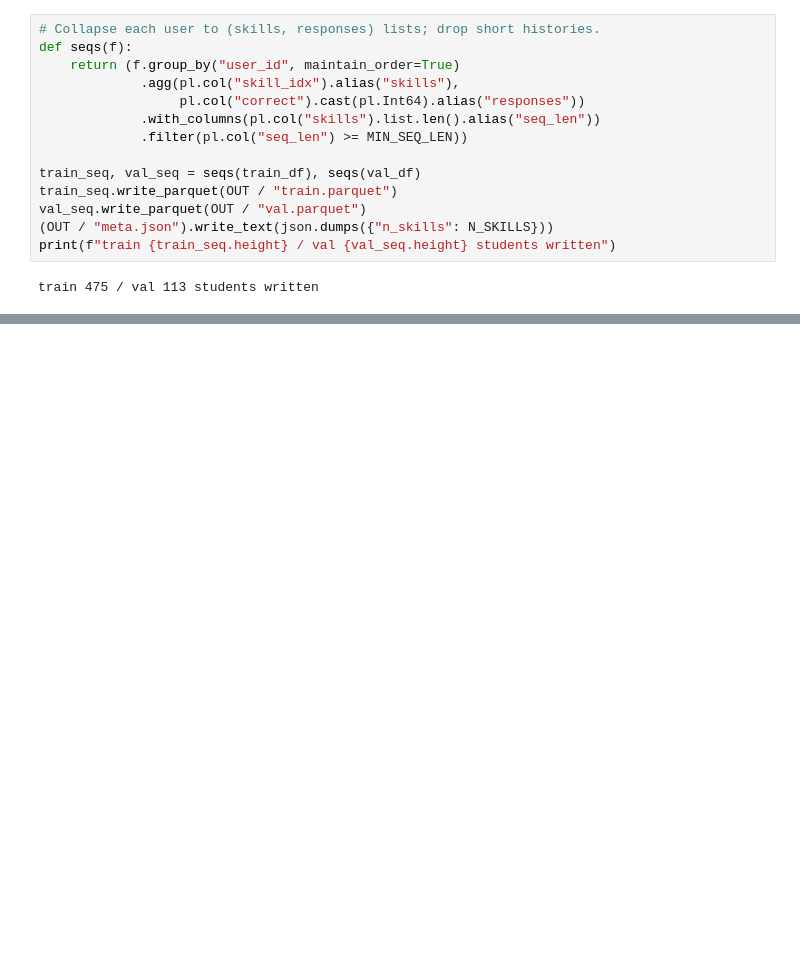
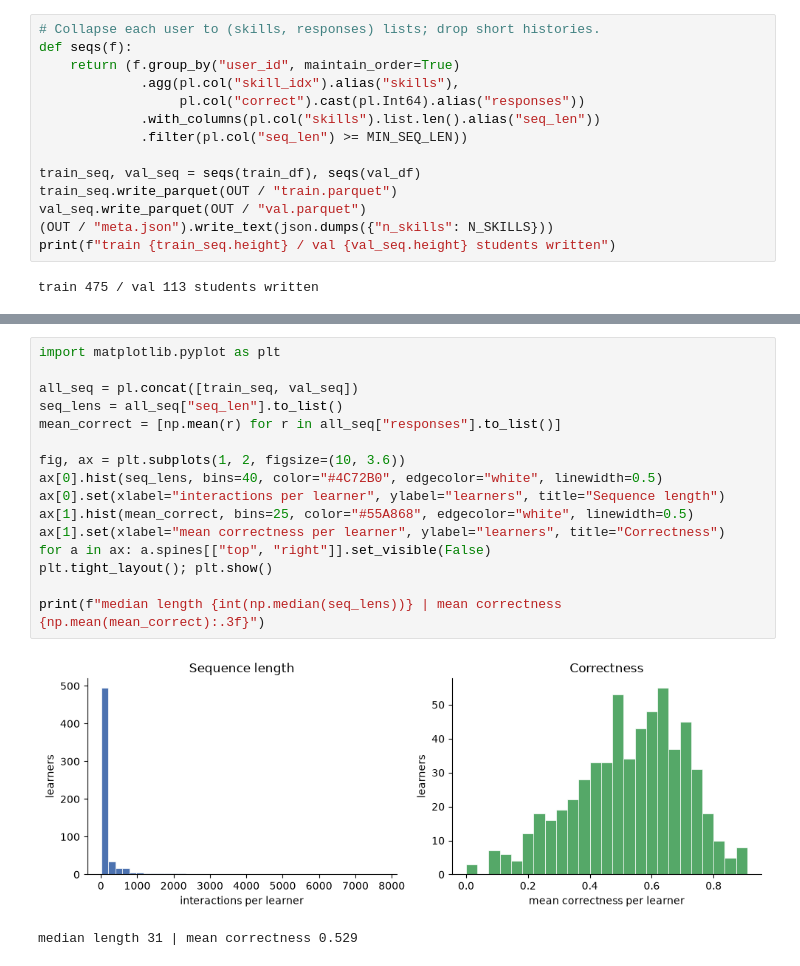
Before and after one commit to eatyeo/dkt-ednet, a Jupyter notebook: notebooks/01_data_prep.ipynb, the cells around one changed output, grey strips where cells are left out. Saved outputs shown, nothing was run; the diff lists cells and outputs as text; blank space fills up the shorter version.

Commit message:
add plots

```diff
--- a/notebooks/01_data_prep.ipynb
+++ b/notebooks/01_data_prep.ipynb
@@ -125,0 +130,19 @@ train 475 / val 113 students written
+# %%
+import matplotlib.pyplot as plt
+
+all_seq = pl.concat([train_seq, val_seq])
+seq_lens = all_seq["seq_len"].to_list()
+mean_correct = [np.mean(r) for r in all_seq["responses"].to_list()]
+
+fig, ax = plt.subplots(1, 2, figsize=(10, 3.6))
+ax[0].hist(seq_lens, bins=40, color="#4C72B0", edgecolor="white", linewidth=0.5)
+ax[0].set(xlabel="interactions per learner", ylabel="learners", title="Sequence length")
+ax[1].hist(mean_correct, bins=25, color="#55A868", edgecolor="white", linewidth=0.5)
+ax[1].set(xlabel="mean correctness per learner", ylabel="learners", title="Correctness")
+for a in ax: a.spines[["top", "right"]].set_visible(False)
+plt.tight_layout(); plt.show()
+
+print(f"median length {int(np.median(seq_lens))} | mean correctness {np.mean(mean_correct):.3f}")
+# %% [output]
+[figure, added]
+median length 31 | mean correctness 0.529
```
Also changed, not shown: parts of 1 cell of this notebook, 1 other file.
